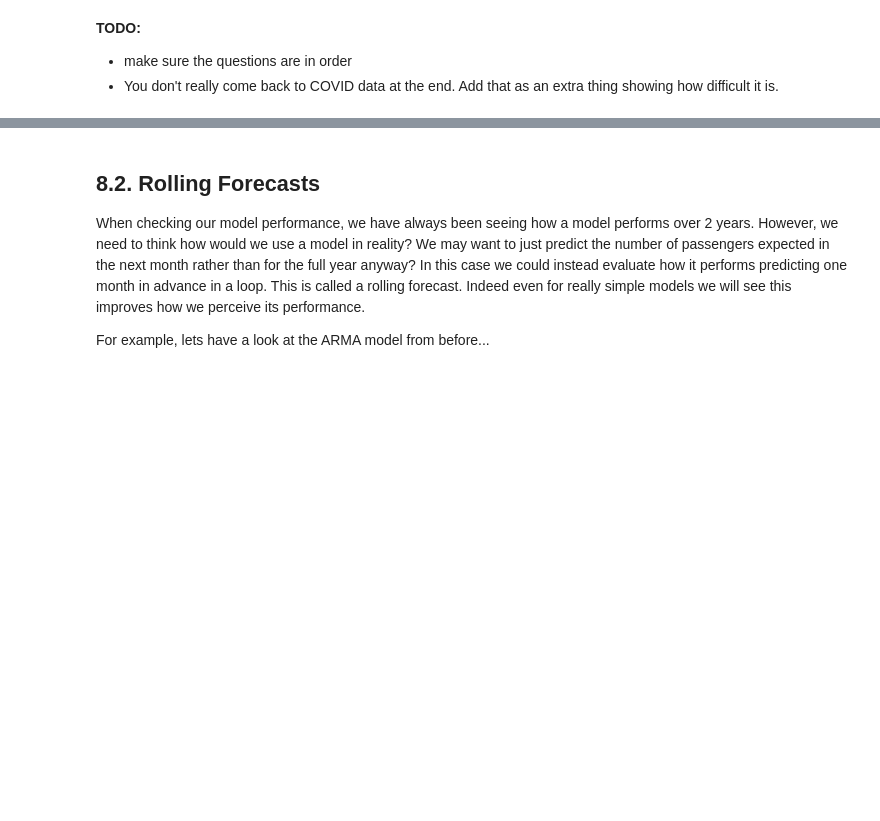
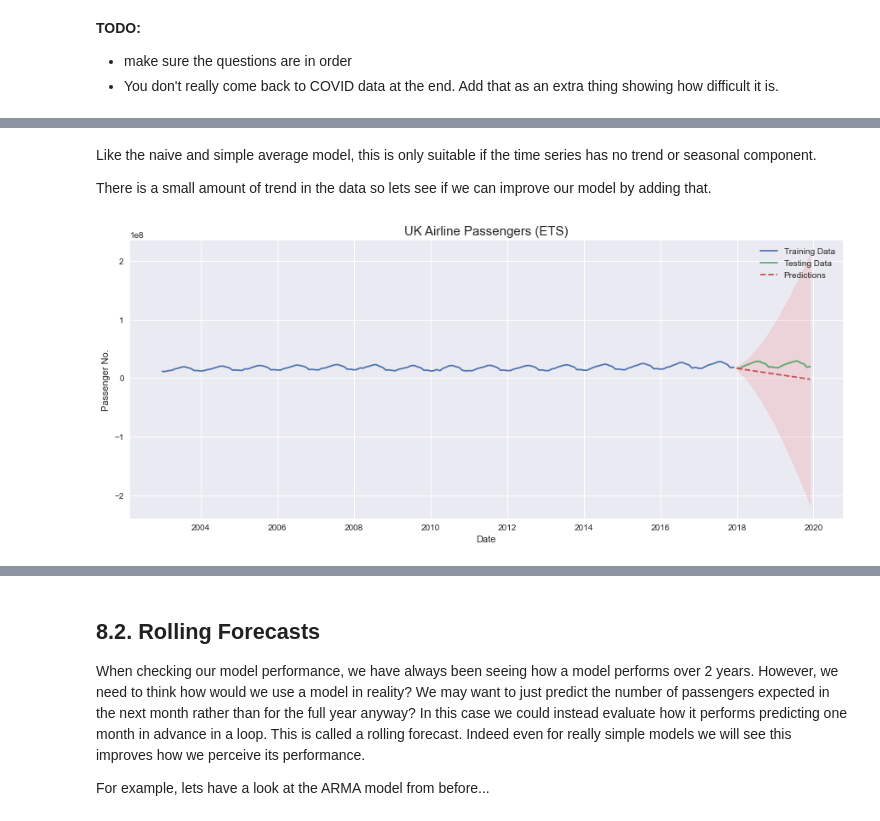
Before and after one commit to Eldave93/machine-learning-workbooks, a Jupyter notebook: 12-time-series/12_workbook.ipynb, the cells around one changed output, grey strips where cells are left out. Cells and saved outputs as stored; diff of their text form; code cells hidden in the pictures; blank space fills up the shorter version.

```diff
--- a/12-time-series/12_workbook.ipynb
+++ b/12-time-series/12_workbook.ipynb
@@ -2682,0 +2806,12 @@ __TODO:__
+# %% [markdown]
+Like the naive and simple average model, this is only suitable if the time series has no trend or seasonal component.
+
+There is a small amount of trend in the data so lets see if we can improve our model by adding that.
+# %%
+# fit in statsmodels
+ETSmodel_trend = ETSModel(flights_train,
+                          trend="add").fit()
+
+ETS_plot(ETSmodel_trend)
+# %% [output]
+[figure, added]
```
Also changed, not shown: parts of 67 cells of this notebook.
